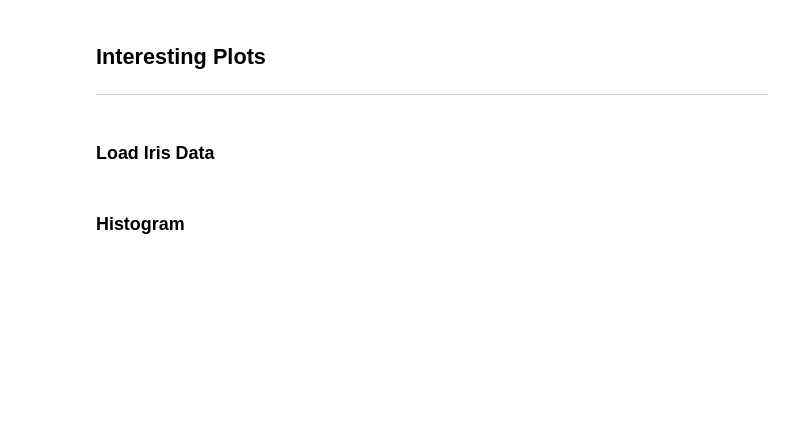
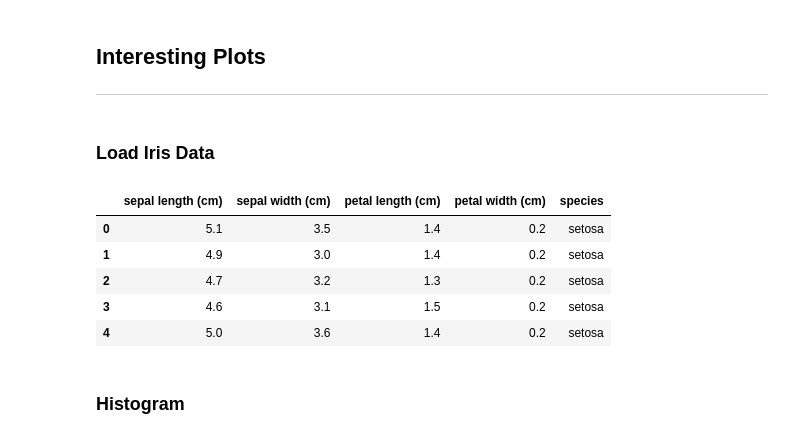
Before and after one commit to CiaranMoran27/Fundamentals-of-Data-Analysis, a Jupyter notebook: pyplot.ipynb, the cells around one changed output. Drawn from its saved outputs; the diff is of its cells as text; code cells hidden in the pictures; blank space fills up the shorter version.

Commit message:
Iris Dataset Converted to Dataframe in pyplot notebook

```diff
--- a/pyplot.ipynb
+++ b/pyplot.ipynb
@@ -277,6 +277,24 @@ iris = datasets.load_iris()              # store dataset in variable
 iris_cols = iris.feature_names           # store col names list in variable
 iris_targets = iris.target               # store species (numeric format) in targets array
 iris_species = iris.target_names         # store species categories in array
+# %%
+# convert iris dataset to dataframe
+
+# declare dict which will be used to make df
+iris_dict = {iris_cols[0]: iris.data[:, 0], iris_cols[1]: iris.data[:, 1],  iris_cols[2] : iris.data[:, 2],
+             iris_cols[3] : iris.data[:, 3], 'species' : iris_targets}
+
+# pass dict into DataFrame function and store in df variable
+df = pd.DataFrame(iris_dict)
+df.replace({'species' : { 0 : 'setosa', 1 : 'versicolor', 2 : 'virginica' }}, inplace = True)
+df.head(5)
+# %% [output]
+|  | sepal length (cm) | sepal width (cm) | petal length (cm) | petal width (cm) | species |
+| 0 | 5.1 | 3.5 | 1.4 | 0.2 | setosa |
+| 1 | 4.9 | 3.0 | 1.4 | 0.2 | setosa |
+| 2 | 4.7 | 3.2 | 1.3 | 0.2 | setosa |
+| 3 | 4.6 | 3.1 | 1.5 | 0.2 | setosa |
+| 4 | 5.0 | 3.6 | 1.4 | 0.2 | setosa |
 # %% [markdown]
 ### Histogram
 # %% [markdown]
```
Also changed, not shown: parts of 2 cells of this notebook.
